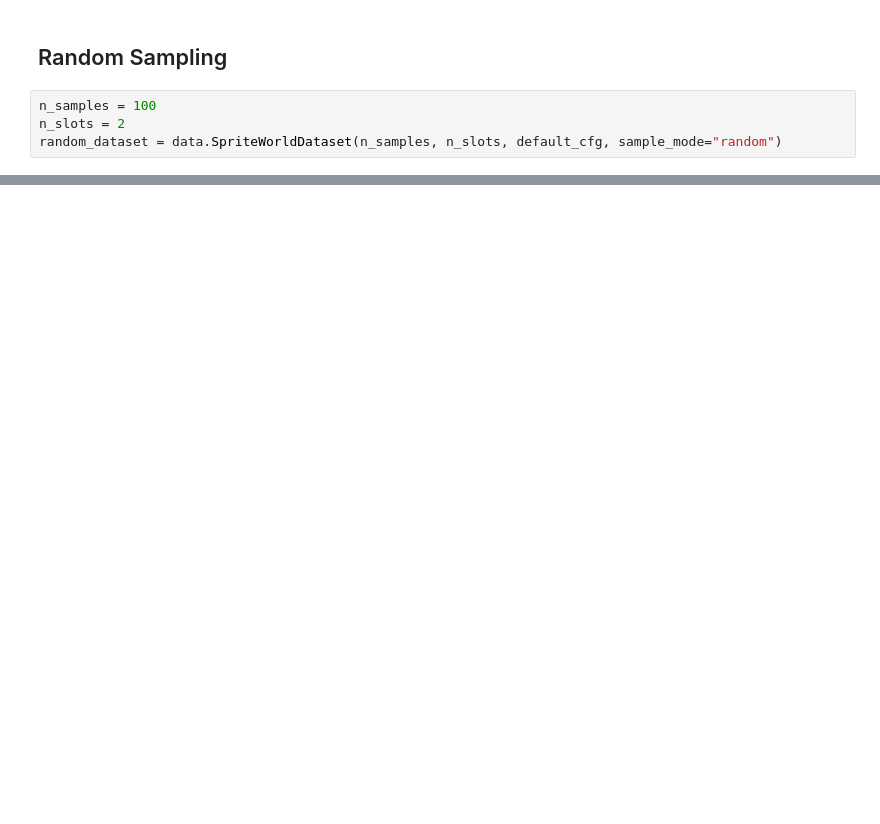
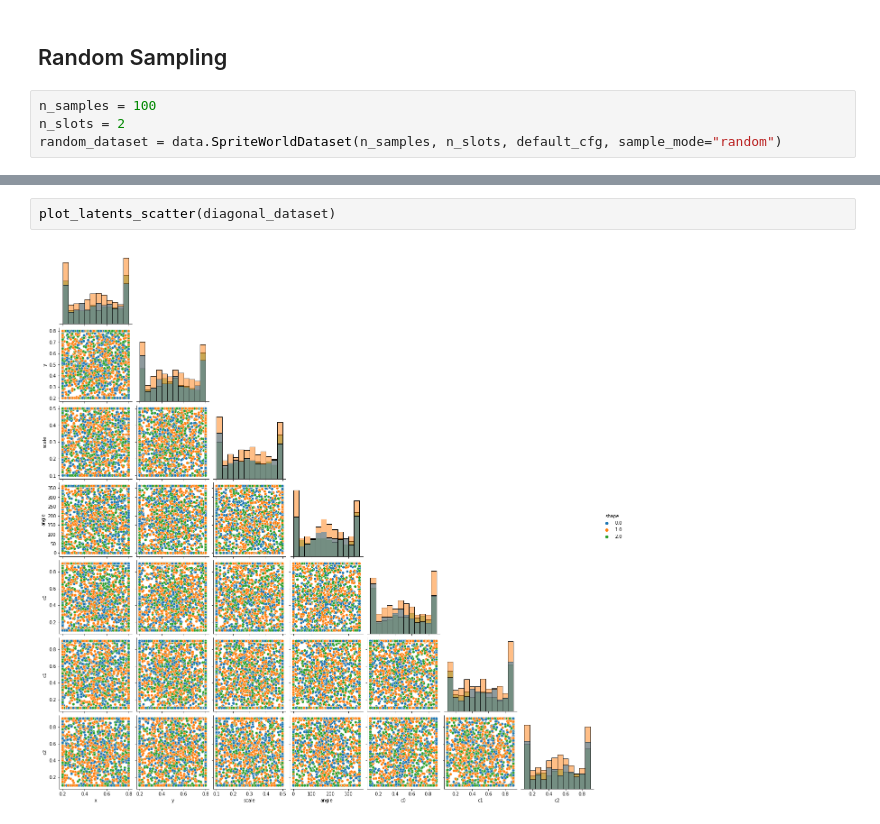
Before and after one commit to brendel-group/objects-compositional-generalization, a Jupyter notebook: notebooks/WorldSprites Dataset Example.ipynb, the cells around one changed output, grey strips where cells are left out. Cells and saved outputs as stored; diff of their text form; blank space fills up the shorter version.

```diff
--- a/notebooks/WorldSprites Dataset Example.ipynb
+++ b/notebooks/WorldSprites Dataset Example.ipynb
@@ -50,0 +80,4 @@ plot_latents_scatter(random_dataset)
+# %%
+plot_latents_scatter(diagonal_dataset)
+# %% [output]
+[figure, added]
```
Also changed, not shown: parts of 8 cells of this notebook, 2 other files.
